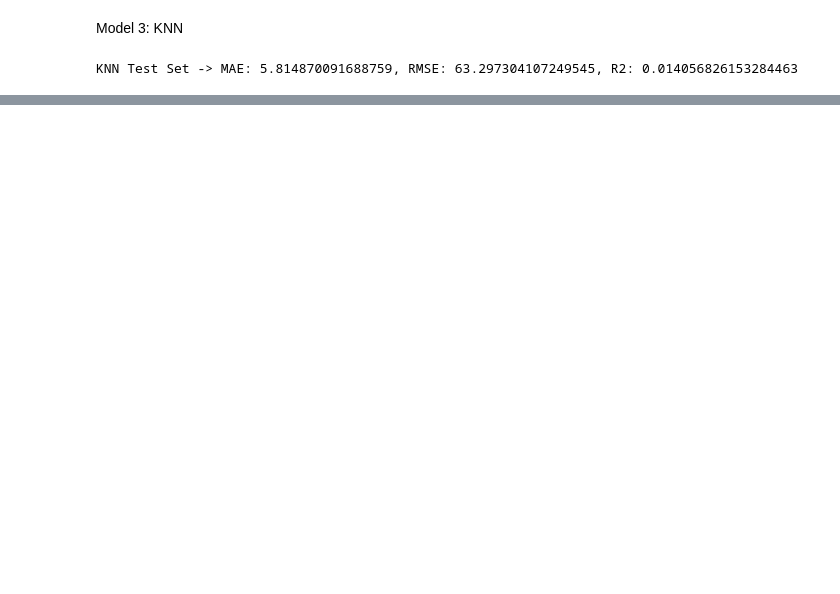
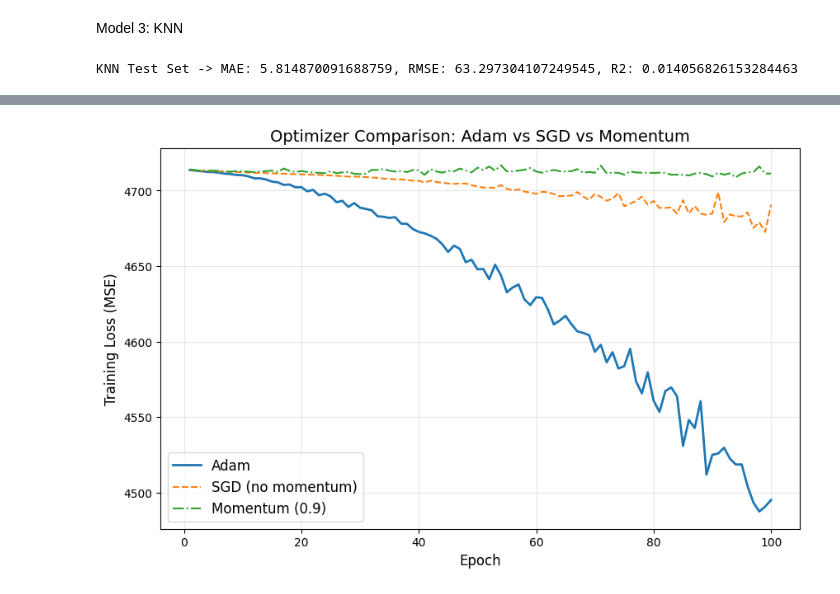
Before and after one commit to aleenaaahad/Machine-Learning-Models, a Jupyter notebook: Data-Processing.ipynb, the cells around one changed output, grey strips where cells are left out. Drawn from its saved outputs; the diff is of its cells as text; code cells hidden in the pictures; blank space fills up the shorter version.

```diff
--- a/Data-Processing.ipynb
+++ b/Data-Processing.ipynb
@@ -135,0 +174,46 @@ knn_20 = KNeighborsRegressor(n_neighbors=20).fit(X_train, y_train)
+# %%
+model_sgd = build_model()
+model_sgd.compile(
+    optimizer=tf.keras.optimizers.SGD(learning_rate=0.0001, momentum=0.0),
+    loss='mse',
+    metrics=['mae']
+)
+
+history_sgd = model_sgd.fit(
+    X_train_s, y_train_np,
+    validation_data=(X_val_s, y_val_np),
+    epochs=100,
+    batch_size=32,
+    verbose=0
+)
+# %%
+model_momentum = build_model()
+model_momentum.compile(
+    optimizer=tf.keras.optimizers.SGD(learning_rate=0.0001, momentum=0.9),
+    loss='mse',
+    metrics=['mae']
+)
+
+history_momentum = model_momentum.fit(
+    X_train_s, y_train_np,
+    validation_data=(X_val_s, y_val_np),
+    epochs=100,
+    batch_size=32,
+    verbose=0
+)
+# %%
+plt.figure(figsize=(10,6))
+epochs = range(1, 101)
+
+plt.plot(epochs, history_adam.history['loss'], label='Adam', linewidth=2)
+plt.plot(epochs, history_sgd.history['loss'], label='SGD (no momentum)', linestyle='--')
+plt.plot(epochs, history_momentum.history['loss'], label='Momentum (0.9)', linestyle='-.')
+
+plt.title("Optimizer Comparison: Adam vs SGD vs Momentum", fontsize=14)
+plt.xlabel("Epoch", fontsize=12)
+plt.ylabel("Training Loss (MSE)", fontsize=12)
+plt.grid(True, alpha=0.3)
+plt.legend(fontsize=12)
+plt.show()
+# %% [output]
+[figure, added]
```
Also changed, not shown: parts of 11 cells of this notebook.
